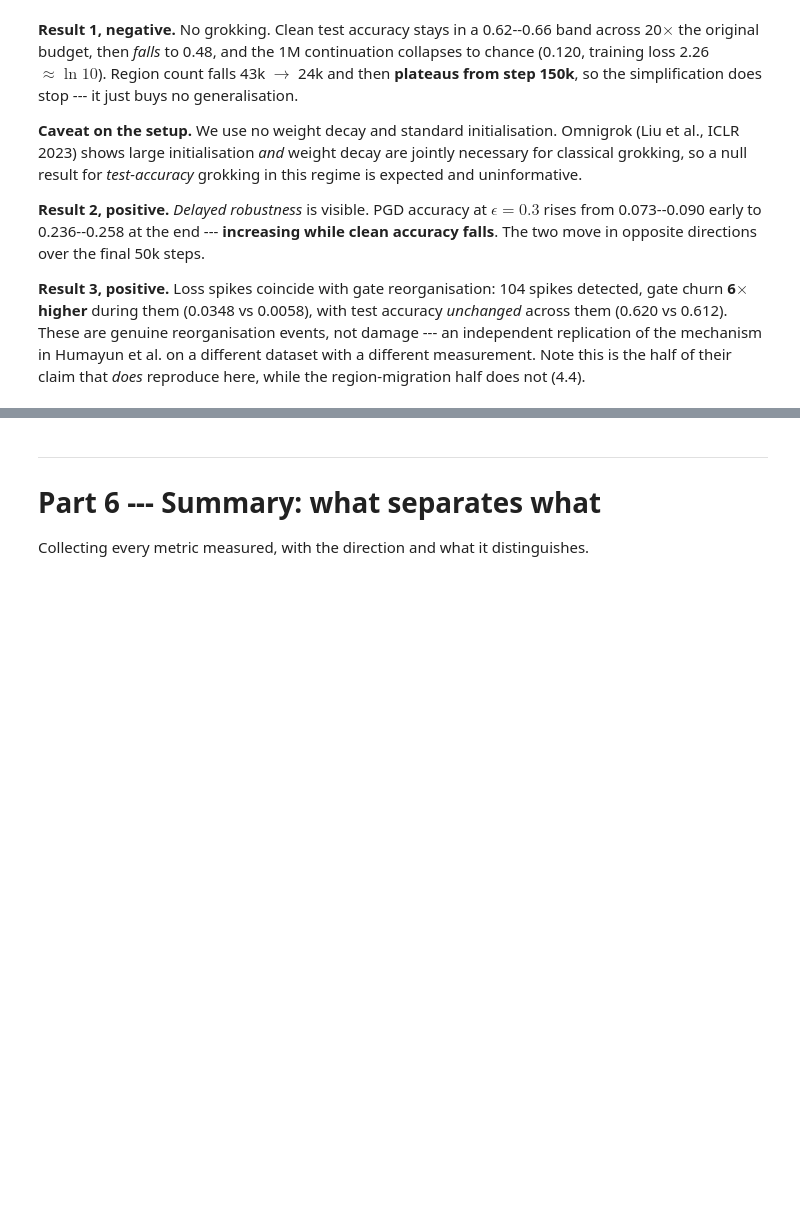
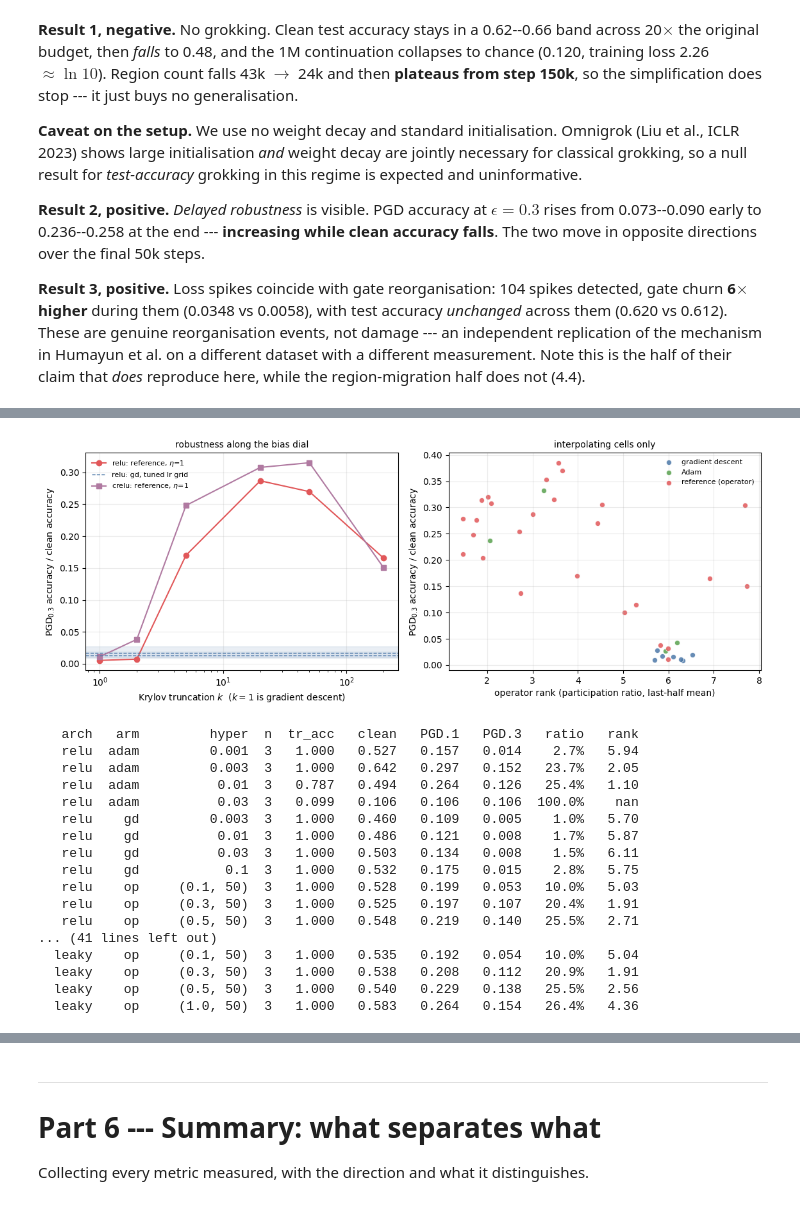
Before and after one commit to Naloween/Operator-Level-optimization, a Jupyter notebook: notebooks/results.ipynb, the cells around one changed output, grey strips where cells are left out. Saved outputs shown, nothing was run; the diff lists cells and outputs as text; code cells hidden in the pictures; blank space fills up the shorter version.

```diff
--- a/notebooks/results.ipynb
+++ b/notebooks/results.ipynb
@@ -904,0 +998,7 @@ does not (4.4).
+# %%
+rows = analysis.momentum_table(runs)
+print(f'{"arch":>6}{"eta":>6}{"beta":>7}{"n":>3}{"d(acc) vs b=0":>18}{"cos_op":>9}{"(b=0)":>8}{"train loss":>13}')
+for r in rows:
+    print(f'{r["arch"]:>6}{r["eta"]:>6g}{r["beta"]:>7g}{r["n"]:>3}'
+          f'{r["delta_acc"]:>+11.4f} +-{r["delta_sd"]:<5.4f}'
+          f'{r["cos_op"]:>9.3f}{r["cos_op_beta0"]:>8.3f}{r["final_train_loss"]:>13.1e}')
@@ -904,0 +1064,28 @@ does not (4.4).
+# %%
+rob = analysis.robustness_sweep(runs)
+f = analysis.fig_robustness(rob); save(f, 'fig_robustness'); plt.show()
+print(f'{"arch":>7}{"arm":>6}{"hyper":>14}{"n":>3}{"tr_acc":>8}{"clean":>8}{"PGD.1":>8}{"PGD.3":>8}{"ratio":>8}{"rank":>7}')
+for r in rob:
+    if r['arm'] == 'opmom':
+        continue
+    print(f'{r["arch"]:>7}{r["arm"]:>6}{str(r["hyper"]):>14}{r["n"]:>3}{r["train_acc"]:>8.3f}'
+          f'{r["clean"]:>8.3f}{r["pgd_0.1"]:>8.3f}{r["pgd_0.3"]:>8.3f}{r["ratio_0.3"]:>8.1%}{r["pr"]:>7.2f}')
+# %% [output]
+[figure, added]
+   arch   arm         hyper  n  tr_acc   clean   PGD.1   PGD.3   ratio   rank
+   relu  adam         0.001  3   1.000   0.527   0.157   0.014    2.7%   5.94
+   relu  adam         0.003  3   1.000   0.642   0.297   0.152   23.7%   2.05
+   relu  adam          0.01  3   0.787   0.494   0.264   0.126   25.4%   1.10
+   relu  adam          0.03  3   0.099   0.106   0.106   0.106  100.0%    nan
+   relu    gd         0.003  3   1.000   0.460   0.109   0.005    1.0%   5.70
+   relu    gd          0.01  3   1.000   0.486   0.121   0.008    1.7%   5.87
+   relu    gd          0.03  3   1.000   0.503   0.134   0.008    1.5%   6.11
+   relu    gd           0.1  3   1.000   0.532   0.175   0.015    2.8%   5.75
+   relu    op     (0.1, 50)  3   1.000   0.528   0.199   0.053   10.0%   5.03
+   relu    op     (0.3, 50)  3   1.000   0.525   0.197   0.107   20.4%   1.91
+   relu    op     (0.5, 50)  3   1.000   0.548   0.219   0.140   25.5%   2.71
+... (41 lines left out)
+  leaky    op     (0.1, 50)  3   1.000   0.535   0.192   0.054   10.0%   5.04
+  leaky    op     (0.3, 50)  3   1.000   0.538   0.208   0.112   20.9%   1.91
+  leaky    op     (0.5, 50)  3   1.000   0.540   0.229   0.138   25.5%   2.56
+  leaky    op     (1.0, 50)  3   1.000   0.583   0.264   0.154   26.4%   4.36
```
Also changed, not shown: parts of 19 cells of this notebook, 23 other files.
